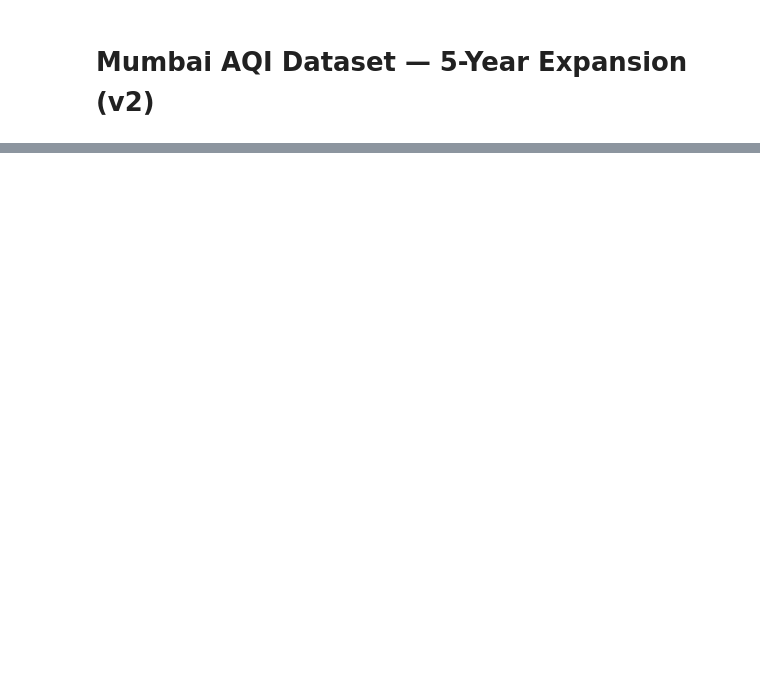
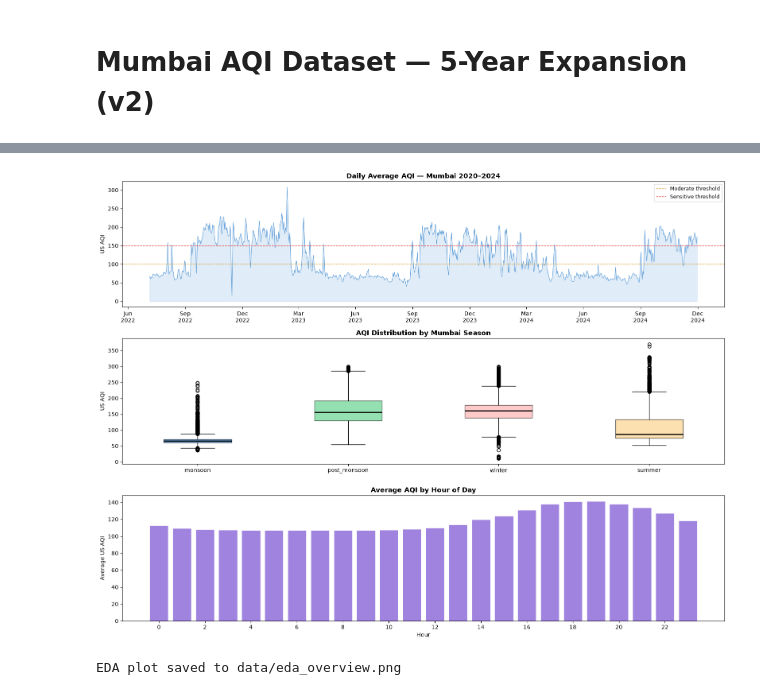
Before and after one commit to yach26/AQI-Forecast-Health-Advisor-Mumbai, a Jupyter notebook: notebooks/01_build_dataset_v2.ipynb, the cells around one changed output, grey strips where cells are left out. Saved outputs shown, nothing was run; the diff lists cells and outputs as text; code cells hidden in the pictures; blank space fills up the shorter version.

```diff
--- a/notebooks/01_build_dataset_v2.ipynb
+++ b/notebooks/01_build_dataset_v2.ipynb
@@ -282,11 +331,12 @@ print(f'\nDropped {before - len(df):,} rows with NaN in key columns. Remaining:
 # %%
 # ── Forward-fill minor gaps ────────────────────────────────────────────────────
-# For lags / rolling windows computed before interpolation, only fill non-target cols
 non_target_cols = [c for c in df.columns if c not in ['us_aqi', 'time']]
 df[non_target_cols] = df[non_target_cols].ffill(limit=3)
 
-# Final NaN fill with column medians for any remaining
-medians = df[non_target_cols].median()
-df[non_target_cols] = df[non_target_cols].fillna(medians)
+# Only numeric columns can have medians
+numeric_cols = df[non_target_cols].select_dtypes(include='number').columns
+
+medians = df[numeric_cols].median()
+df[numeric_cols] = df[numeric_cols].fillna(medians)
 
 print(f'Remaining NaNs after fill: {df.isnull().sum().sum()}')
@@ -333,31 +402,34 @@ axes[0].axhline(150, ls='--', color='#e53e3e', lw=1, label='Sensitive threshold'
 axes[0].set_title('Daily Average AQI — Mumbai 2020–2024', fontweight='bold')
 axes[0].set_ylabel('US AQI')
 axes[0].legend(fontsize=9)
 axes[0].xaxis.set_major_formatter(mdates.DateFormatter('%b\n%Y'))
 
 # Seasonal box plot
 from matplotlib.patches import Patch
 season_order = ['monsoon', 'post_monsoon', 'winter', 'summer']
 season_colors = {'monsoon': '#3182ce', 'post_monsoon': '#68d391', 'winter': '#feb2b2', 'summer': '#fbd38d'}
 df_plot = df.copy()
 df_plot['season_label'] = df_plot['month'].apply(get_mumbai_season)
 grouped = [df_plot[df_plot['season_label'] == s]['us_aqi'].dropna() for s in season_order]
-bp = axes[1].boxplot(grouped, labels=season_order, patch_artist=True, medianprops=dict(color='black',lw=2))
+bp = axes[1].boxplot(grouped, tick_labels=season_order, patch_artist=True, medianprops=dict(color='black',lw=2))
 for patch, s in zip(bp['boxes'], season_order):
     patch.set_facecolor(season_colors[s])
     patch.set_alpha(0.7)
 axes[1].set_title('AQI Distribution by Mumbai Season', fontweight='bold')
 axes[1].set_ylabel('US AQI')
 
 # Hourly pattern
 hourly_mean = df.groupby('hour')['us_aqi'].mean()
 axes[2].bar(hourly_mean.index, hourly_mean.values, color='#805ad5', alpha=0.75, edgecolor='white', lw=0.5)
 axes[2].set_title('Average AQI by Hour of Day', fontweight='bold')
 axes[2].set_xlabel('Hour')
 axes[2].set_ylabel('Average US AQI')
 axes[2].set_xticks(range(0, 24, 2))
 
 plt.tight_layout()
 plt.savefig('data/eda_overview.png', dpi=150, bbox_inches='tight')
 plt.show()
 print('EDA plot saved to data/eda_overview.png')
+# %% [output]
+[figure, added]
+EDA plot saved to data/eda_overview.png
```
Also changed, not shown: parts of 13 cells of this notebook, 10 other files.
